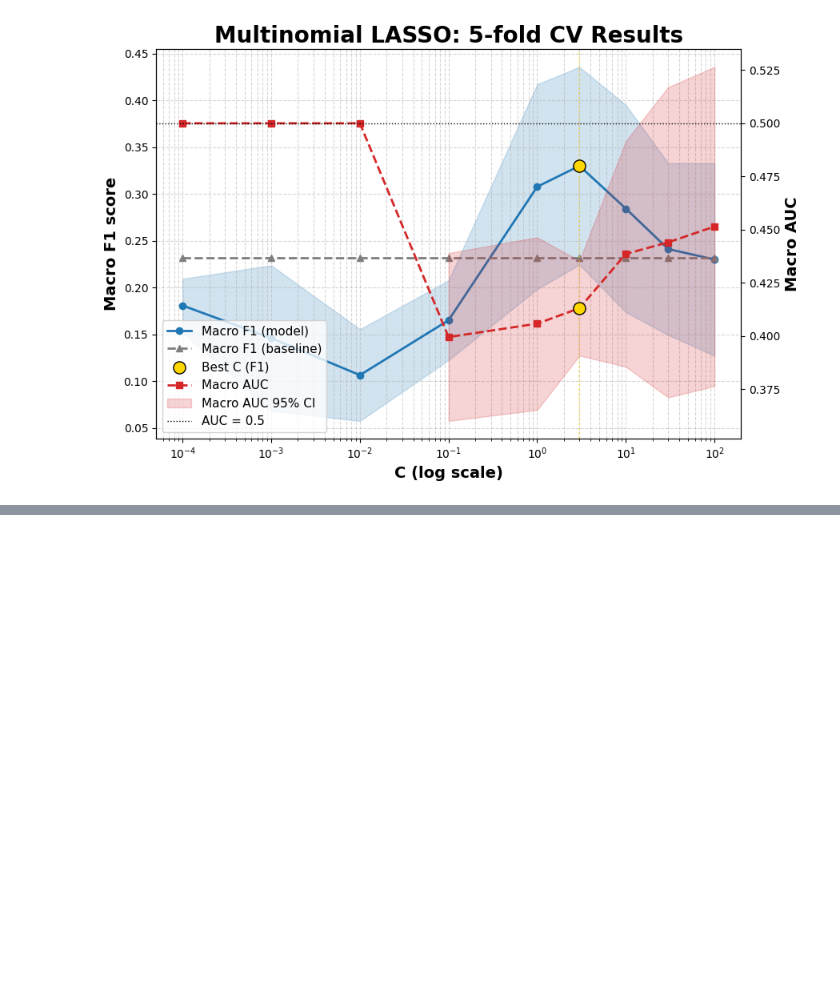
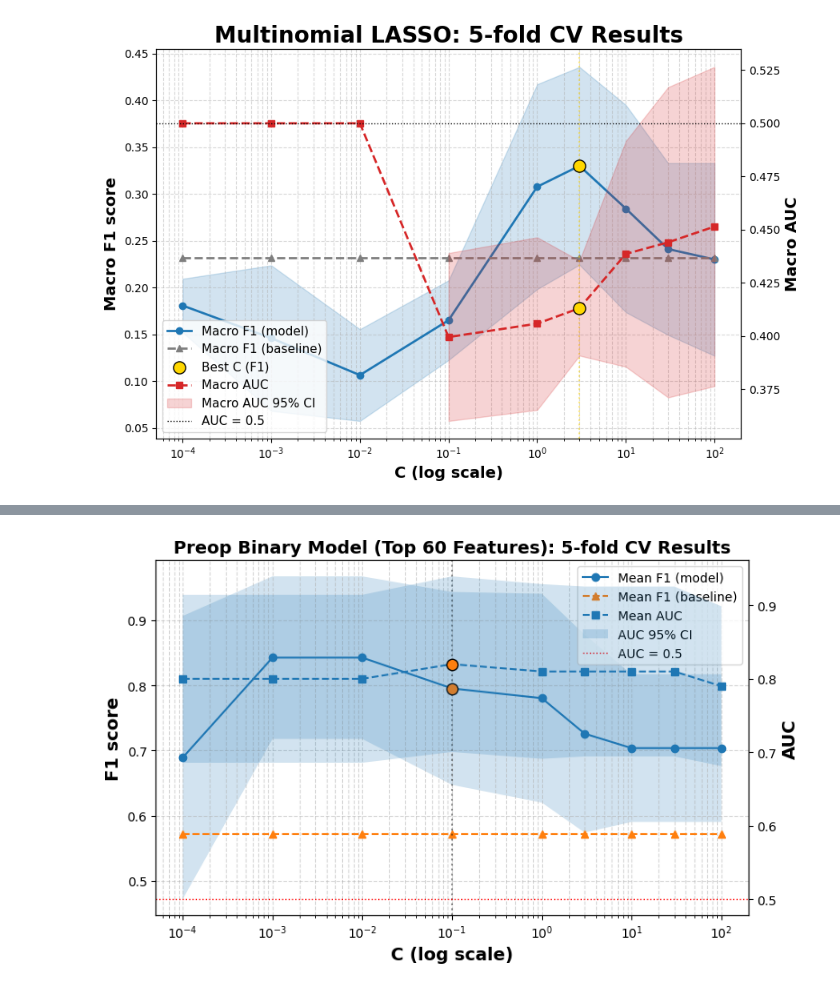
Before and after one commit to ygrepo/Craniopharyngiomas_Image_Segmentation, a Jupyter notebook: notebooks/cv_plot.ipynb, the cells around one changed output, grey strips where cells are left out. Drawn from its saved outputs; the diff is of its cells as text; code cells hidden in the pictures; blank space fills up the shorter version.

```diff
--- a/notebooks/cv_plot.ipynb
+++ b/notebooks/cv_plot.ipynb
@@ -114,3 +114,7 @@ path = "../output/figures/preop_multinomial_elasticnet_l1ratio_0.3_cv_metrics.ti
 plot_multinomial_lasso_cv_metrics(df, fn=Path(path))
 # %% [output]
 [figure]
+# %%
+path = "../output/metrics/preop_binary_l2_ridge_top60_cv_metrics.csv"
+df = pd.read_csv(path)
+df.head()
@@ -116,0 +128,9 @@ plot_multinomial_lasso_cv_metrics(df, fn=Path(path))
+# %%
+path = "../output/figures/preop_binary_l2_ridge_top60_cv_metrics.tiff"
+plot_binary_lasso_cv_metrics(df,
+                             title="Preop Binary Model (Top 60 Features): 5-fold CV Results",
+                             title_fontsize=14,
+                             title_fontweight="bold",
+                             fn=Path(path))
+# %% [output]
+[figure, added]
```
Also changed, not shown: parts of 3 cells of this notebook, 8 other files.
